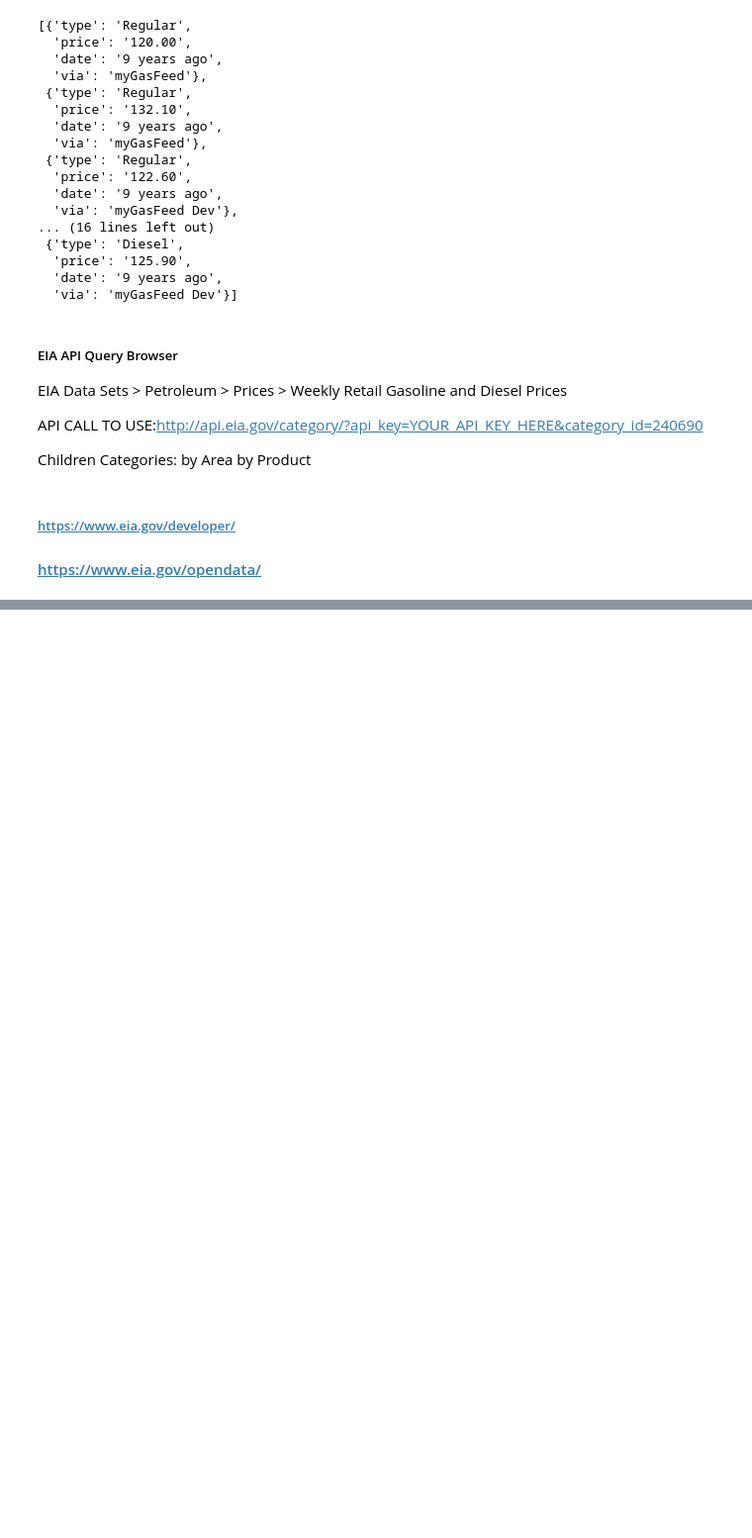
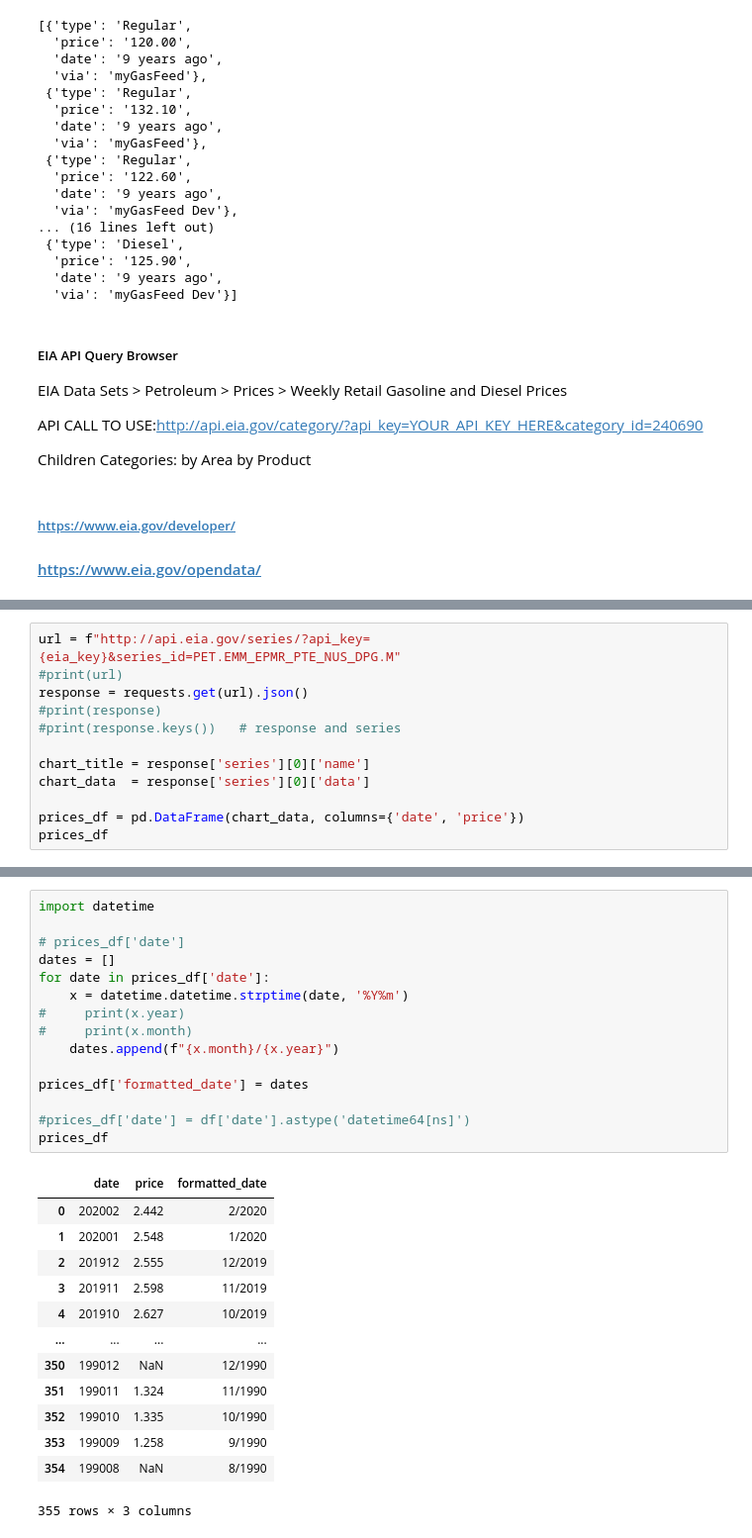
Before and after one commit to Eng-Hisham991/National_Park_Analysis, a Jupyter notebook: getGasPricesWIP.ipynb, the cells around one changed output, grey strips where cells are left out. Shown at 99% size. Cells and saved outputs as stored; diff of their text form; blank space fills up the shorter version.

```diff
--- a/getGasPricesWIP.ipynb
+++ b/getGasPricesWIP.ipynb
@@ -139,0 +160,12 @@ http://api.eia.gov/category/?api_key=&category_id=711295
+# %%
+url = f"http://api.eia.gov/series/?api_key={eia_key}&series_id=PET.EMM_EPMR_PTE_NUS_DPG.M"
+#print(url)
+response = requests.get(url).json()
+#print(response)
+#print(response.keys())   # response and series
+
+chart_title = response['series'][0]['name']
+chart_data  = response['series'][0]['data']
+
+prices_df = pd.DataFrame(chart_data, columns={'date', 'price'})
+prices_df
@@ -139,0 +203,29 @@ http://api.eia.gov/category/?api_key=&category_id=711295
+# %%
+import datetime
+
+# prices_df['date']
+dates = []
+for date in prices_df['date']:
+    x = datetime.datetime.strptime(date, '%Y%m')
+#     print(x.year)
+#     print(x.month)
+    dates.append(f"{x.month}/{x.year}")
+
+prices_df['formatted_date'] = dates
+
+#prices_df['date'] = df['date'].astype('datetime64[ns]')
+prices_df
+# %% [output]
+|  | date | price | formatted_date |
+| 0 | 202002 | 2.442 | 2/2020 |
+| 1 | 202001 | 2.548 | 1/2020 |
+| 2 | 201912 | 2.555 | 12/2019 |
+| 3 | 201911 | 2.598 | 11/2019 |
+| 4 | 201910 | 2.627 | 10/2019 |
+| ... | ... | ... | ... |
+| 350 | 199012 | NaN | 12/1990 |
+| 351 | 199011 | 1.324 | 11/1990 |
+| 352 | 199010 | 1.335 | 10/1990 |
+| 353 | 199009 | 1.258 | 9/1990 |
+| 354 | 199008 | NaN | 8/1990 |
+355 rows × 3 columns
```
Also changed, not shown: parts of 11 cells of this notebook, 1 other file.
